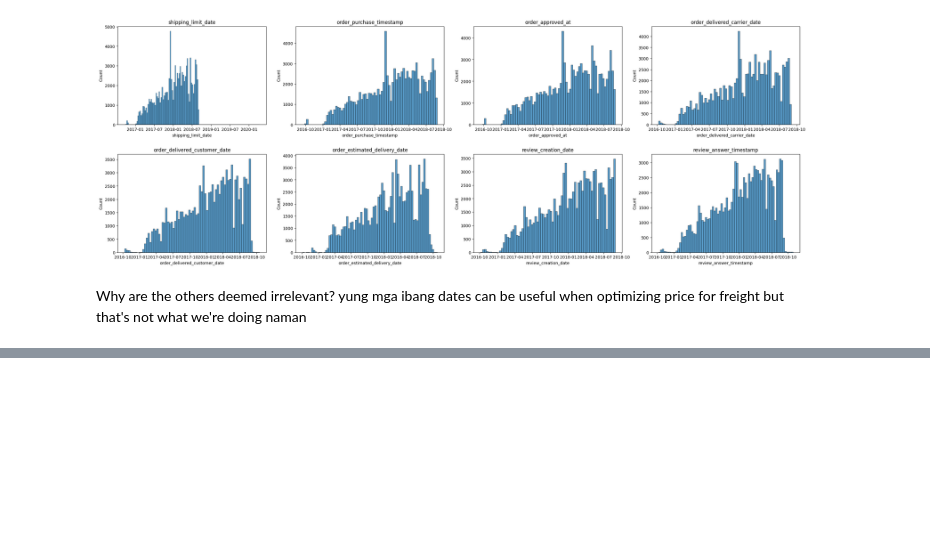
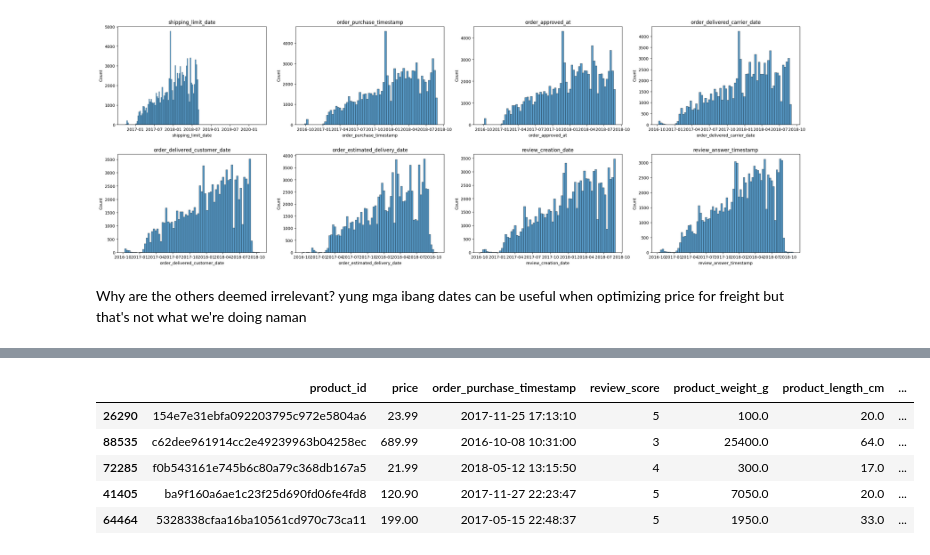
Before and after one commit to RuizLorenzoChavez/price-optimization-ML, a Jupyter notebook: main.ipynb, the cells around one changed output, grey strips where cells are left out. Saved outputs shown, nothing was run; the diff lists cells and outputs as text; code cells hidden in the pictures; blank space fills up the shorter version.

Commit message:
feature generation: add day of week, day, weekday/weekend, and volume

```diff
--- a/main.ipynb
+++ b/main.ipynb
@@ -354,0 +356,12 @@ main_df.head()
+# %%
+main_df["day_of_week"] = main_df["order_purchase_timestamp"].apply(lambda x: x.dayofweek)
+main_df["day"] = main_df["order_purchase_timestamp"].apply(lambda x: x.day_name().lower())
+main_df["is_weekday"] = main_df["day_of_week"] < 5
+main_df.sample(5)
+# %% [output]
+|  | product_id | price | order_purchase_timestamp | review_score | product_weight_g | product_length_cm | ... |
+| 26290 | 154e7e31ebfa092203795c972e5804a6 | 23.99 | 2017-11-25 17:13:10 | 5 | 100.0 | 20.0 | ... |
+| 88535 | c62dee961914cc2e49239963b04258ec | 689.99 | 2016-10-08 10:31:00 | 3 | 25400.0 | 64.0 | ... |
+| 72285 | f0b543161e745b6c80a79c368db167a5 | 21.99 | 2018-05-12 13:15:50 | 4 | 300.0 | 17.0 | ... |
+| 41405 | ba9f160a6ae1c23f25d690fd06fe4fd8 | 120.90 | 2017-11-27 22:23:47 | 5 | 7050.0 | 20.0 | ... |
+| 64464 | 5328338cfaa16ba10561cd970c73ca11 | 199.00 | 2017-05-15 22:48:37 | 5 | 1950.0 | 33.0 | ... |
```
Also changed, not shown: parts of 4 cells of this notebook.
